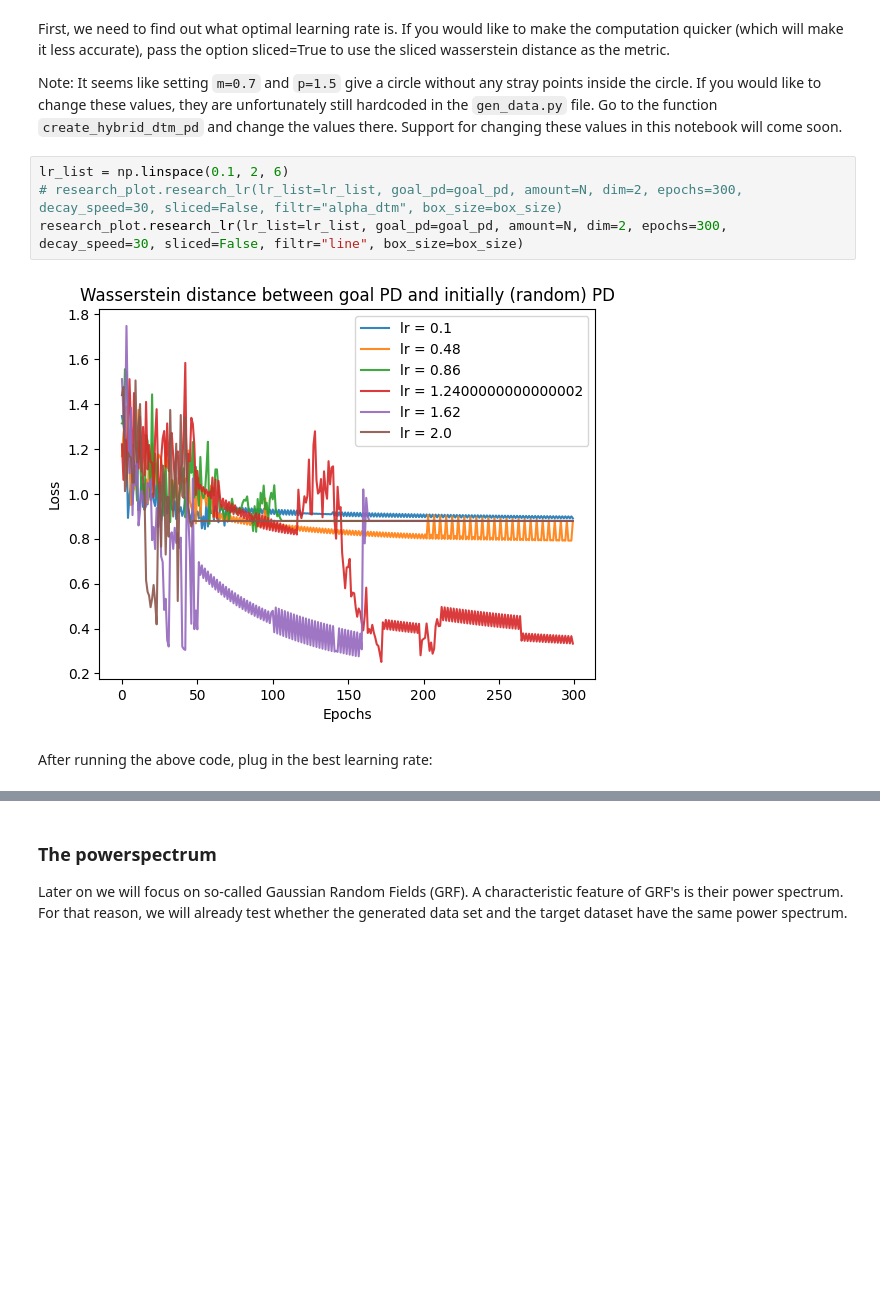
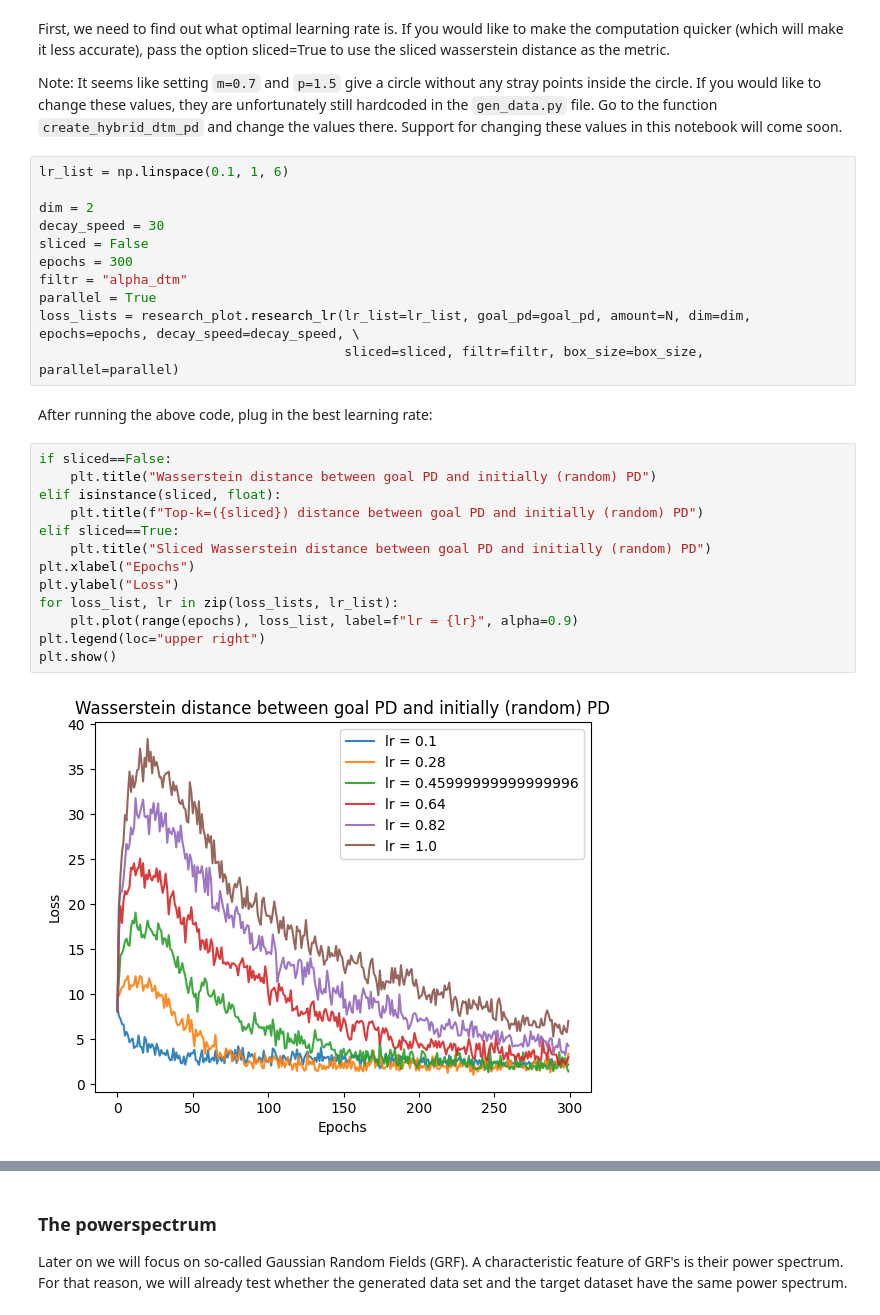
Before and after one commit to sliemelela/masterthesis, a Jupyter notebook: Programming/Inverse Optimization/notebooks/showcase.ipynb, the cells around one changed output, grey strips where cells are left out. Drawn from its saved outputs; the diff is of its cells as text; blank space fills up the shorter version.

```diff
--- a/Programming/Inverse Optimization/notebooks/showcase.ipynb
+++ b/Programming/Inverse Optimization/notebooks/showcase.ipynb
@@ -133,12 +171,32 @@ First, we need to find out what optimal learning rate is. If you would like to m
 
 Note: It seems like setting `m=0.7` and `p=1.5` give a circle without any stray points inside the circle. If you would like to change these values, they are unfortunately still hardcoded in the `gen_data.py` file. Go to the function `create_hybrid_dtm_pd` and change the values there. Support for changing these values in this notebook will come soon.
 # %%
-lr_list = np.linspace(0.1, 2, 6)
-# research_plot.research_lr(lr_list=lr_list, goal_pd=goal_pd, amount=N, dim=2, epochs=300, decay_speed=30, sliced=False, filtr="alpha_dtm", box_size=box_size)
-research_plot.research_lr(lr_list=lr_list, goal_pd=goal_pd, amount=N, dim=2, epochs=300, decay_speed=30, sliced=False, filtr="line", box_size=box_size)
+lr_list = np.linspace(0.1, 1, 6)
+
+dim = 2
+decay_speed = 30
+sliced = False
+epochs = 300
+filtr = "alpha_dtm"
+parallel = True
+loss_lists = research_plot.research_lr(lr_list=lr_list, goal_pd=goal_pd, amount=N, dim=dim, epochs=epochs, decay_speed=decay_speed, \
+                                       sliced=sliced, filtr=filtr, box_size=box_size, parallel=parallel)
-# %% [output]
-[figure, removed]
 # %% [markdown]
 After running the above code, plug in the best learning rate:
+# %%
+if sliced==False:
+    plt.title("Wasserstein distance between goal PD and initially (random) PD")
+elif isinstance(sliced, float):
+    plt.title(f"Top-k=({sliced}) distance between goal PD and initially (random) PD")
+elif sliced==True:
+    plt.title("Sliced Wasserstein distance between goal PD and initially (random) PD")
+plt.xlabel("Epochs")
+plt.ylabel("Loss")
+for loss_list, lr in zip(loss_lists, lr_list):
+    plt.plot(range(epochs), loss_list, label=f"lr = {lr}", alpha=0.9)
+plt.legend(loc="upper right")
+plt.show()
+# %% [output]
+[figure, added]
 # %%
 # Generation of new dataset
```
Also changed, not shown: parts of 18 cells of this notebook, 12 other files.
